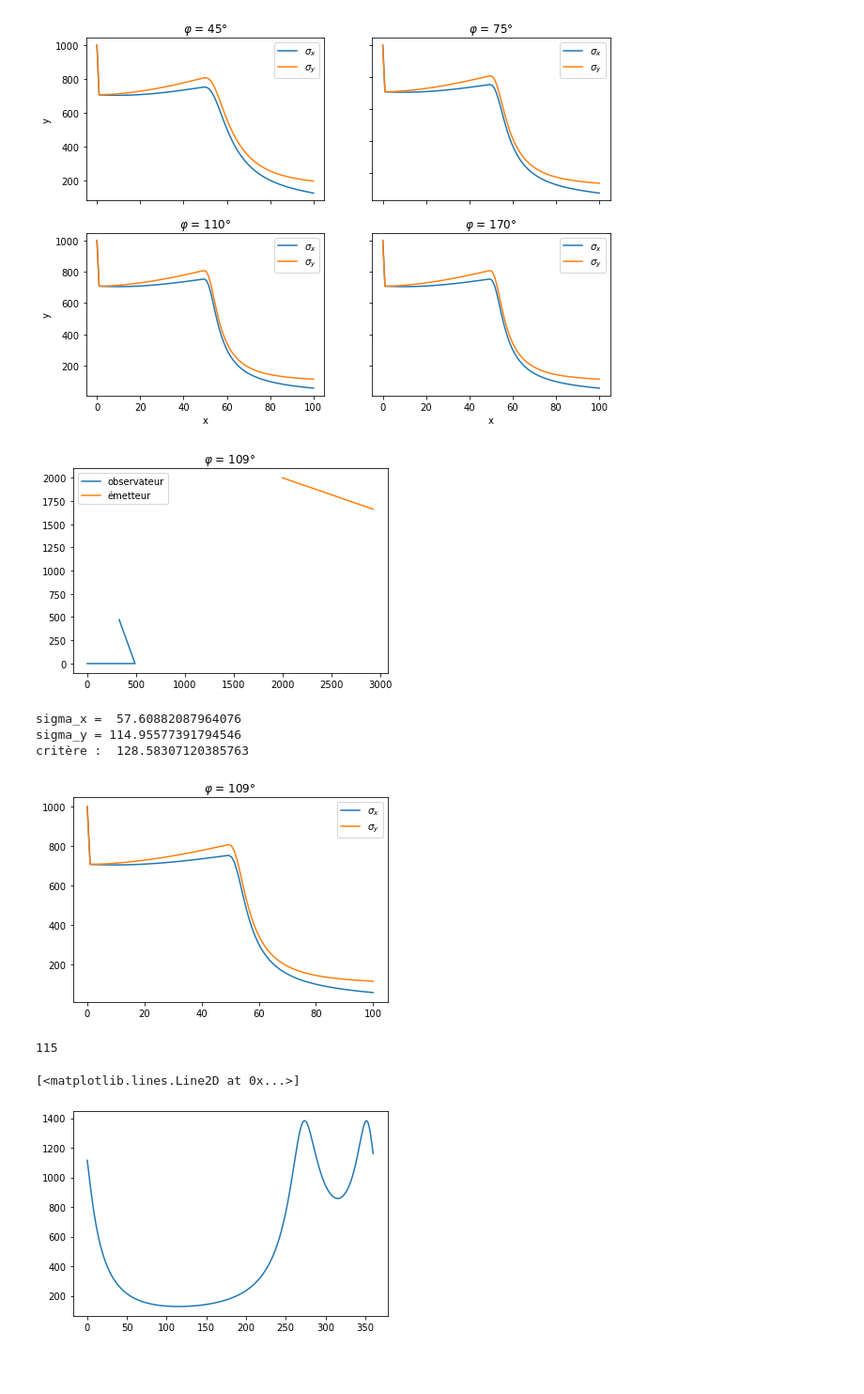
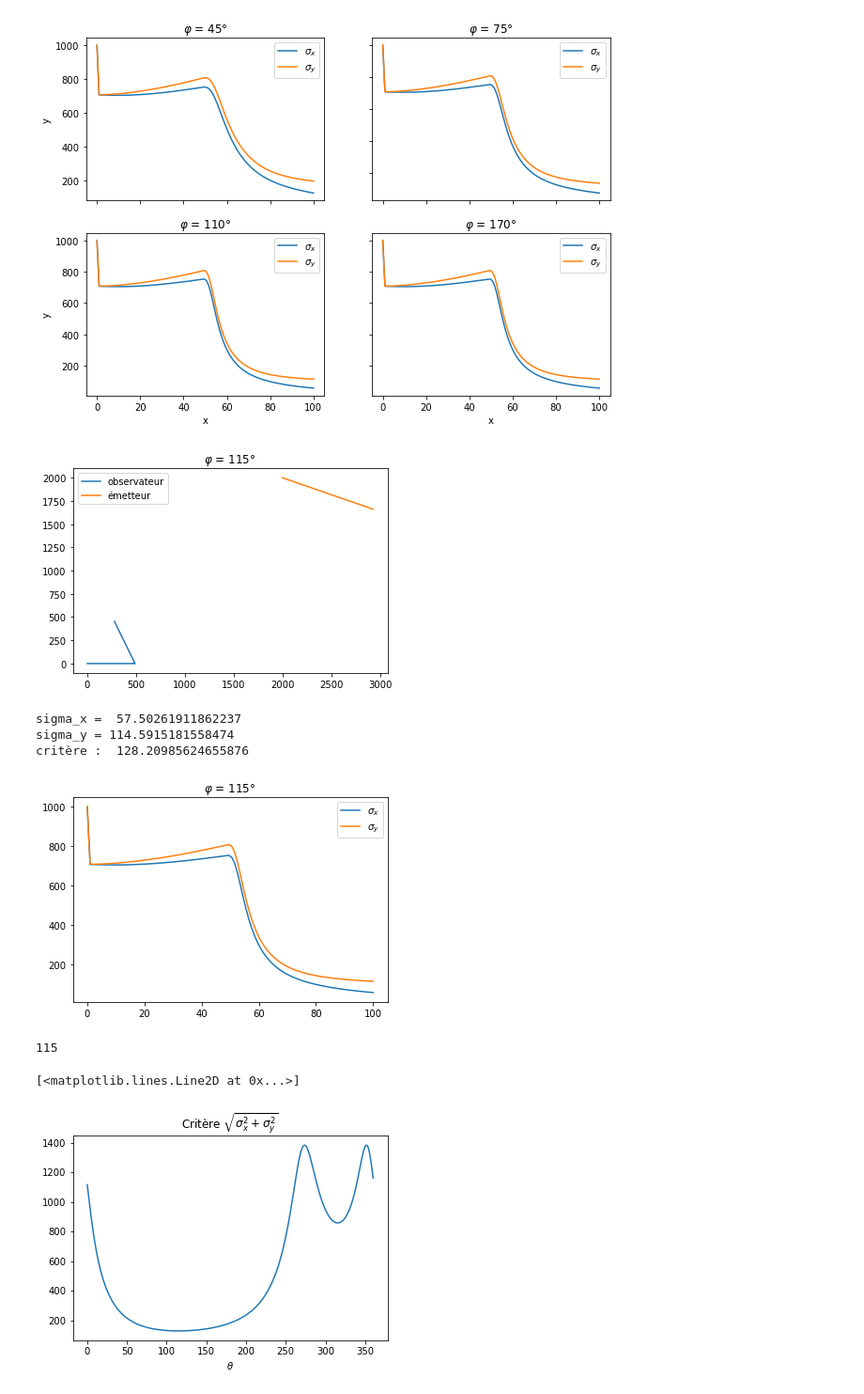
Before and after one commit to PaulAntoineLeveilley/filtrage-bay-sien, a Jupyter notebook: TP3/TP 3.ipynb, the cells around one changed output. Shown at 94% size. Drawn from its saved outputs; the diff is of its cells as text; code cells hidden in the pictures; blank space fills up the shorter version.

```diff
--- a/TP3/TP 3.ipynb
+++ b/TP3/TP 3.ipynb
@@ -168,7 +168,7 @@ plt.show()
 [figure]
 [figure]
 # %%
-phi = 109*math.pi/180
+phi = 115*math.pi/180
 X = dynamique_observateur(phi,T,nb_mes,vitesse_observateur)
 Y = dynamique_emmeteur(position_initiale, nb_mes,cap_emmeteur,vitesse_emmeteur)
 valeurs_J = J(X,Y,J_init,simga_mes,inverse)
@@ -177,22 +177,22 @@ cramer_rao = borne_cramer_rao(X,Y,J_init,simga_mes,inverse)
 plt.plot(X[:,0],X[:,1])
 plt.plot(Y[:,0],Y[:,1])
 plt.legend(['observateur','émetteur'])
-plt.title('$ \\varphi$ = 109°')
+plt.title('$ \\varphi$ = 115°')
 plt.show()
 
 plt.plot(absc,cramer_rao[:,0])
 plt.plot(absc,cramer_rao[:,1])
 plt.legend(['$\sigma_{x}$','$\sigma_{y}$'])
-plt.title('$ \\varphi$ = 109°')
+plt.title('$ \\varphi$ = 115°')
 
 print("sigma_x = ", cramer_rao[-1,0])
 print("sigma_y =", cramer_rao[-1,1])
 print("critère : ",np.sqrt(cramer_rao[-1,0]**2+cramer_rao[-1,1]**2))
 # %% [output]
-[figure, old version]
+[figure, new version]
-sigma_x =  57.60882087964076
-sigma_y = 114.95577391794546
-critère :  128.58307120385763
+sigma_x =  57.50261911862237
+sigma_y = 114.5915181558474
+critère :  128.20985624655876
 [figure]
 # %%
 def optimisation_cramer_rao(T,nb_mes,vitesse_observateur,position_initiale,cap_emmeteur,vitesse_emmeteur):
@@ -224,15 +224,17 @@ optimisation_cramer_rao(T,nb_mes,vitesse_observateur,position_initiale,cap_emmet
 # %%
 crit = np.zeros((360))
 for i in range(360) :
     phi = i*math.pi/180
     X = dynamique_observateur(phi,T,nb_mes,vitesse_observateur)
     Y = dynamique_emmeteur(position_initiale, nb_mes,cap_emmeteur,vitesse_emmeteur)
     valeurs_J = J(X,Y,J_init,simga_mes,inverse)
     cramer_rao = borne_cramer_rao(X,Y,J_init,simga_mes,inverse)
     critère = np.sqrt(cramer_rao[-1,0]**2+cramer_rao[-1,1]**2)
     crit[i]=critère
 absc = np.linspace(0,360,360)
+plt.title('Critère $\sqrt{\sigma_x^2 + \sigma_y^2}$ ')
+plt.xlabel('$\\theta$')
 plt.plot(absc,crit)
 # %% [output]
 [<matplotlib.lines.Line2D at 0x...>]
-[figure, old version]
+[figure, new version]
```
Also changed, not shown: 1 other file.
